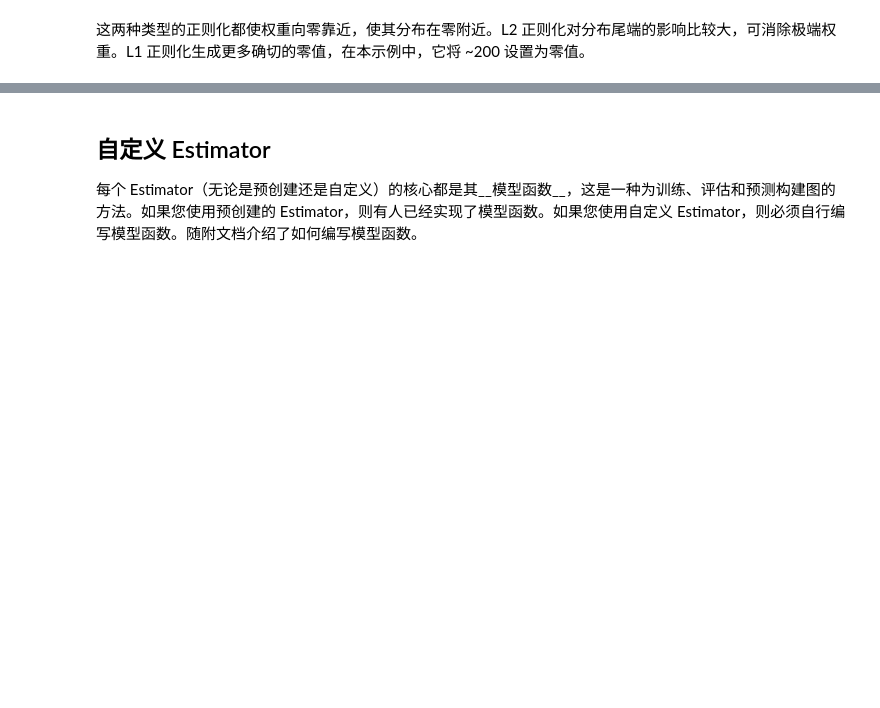
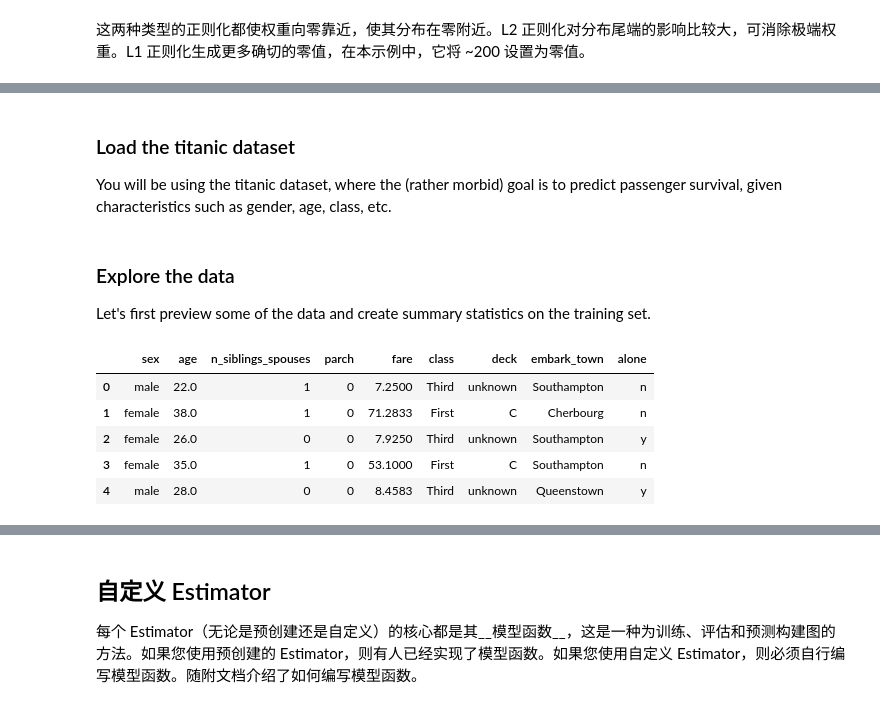
Before and after one commit to mayi140611/mayiexamples, a Jupyter notebook: tensorflow/TensorFlow 指南.ipynb, the cells around one changed output, grey strips where cells are left out. Drawn from its saved outputs; the diff is of its cells as text; code cells hidden in the pictures; blank space fills up the shorter version.

```diff
--- a/tensorflow/TensorFlow 指南.ipynb
+++ b/tensorflow/TensorFlow 指南.ipynb
@@ -929,0 +960,3 @@ _=plt.ylim([0,500])
+# %% [markdown]
+### Load the titanic dataset
+You will be using the titanic dataset, where the (rather morbid) goal is to predict passenger survival, given characteristics such as gender, age, class, etc.
@@ -929,0 +972,18 @@ _=plt.ylim([0,500])
+# %%
+# Load dataset.
+dftrain = pd.read_csv('https://storage.googleapis.com/tfbt/titanic_train.csv')
+dfeval = pd.read_csv('https://storage.googleapis.com/tfbt/titanic_eval.csv')
+y_train = dftrain.pop('survived')
+y_eval = dfeval.pop('survived')
+# %% [markdown]
+### Explore the data
+Let's first preview some of the data and create summary statistics on the training set.
+# %%
+dftrain.head()
+# %% [output]
+|  | sex | age | n_siblings_spouses | parch | fare | class | deck | embark_town | alone |
+| 0 | male | 22.0 | 1 | 0 | 7.2500 | Third | unknown | Southampton | n |
+| 1 | female | 38.0 | 1 | 0 | 71.2833 | First | C | Cherbourg | n |
+| 2 | female | 26.0 | 0 | 0 | 7.9250 | Third | unknown | Southampton | y |
+| 3 | female | 35.0 | 1 | 0 | 53.1000 | First | C | Southampton | n |
+| 4 | male | 28.0 | 0 | 0 | 8.4583 | Third | unknown | Queenstown | y |
```
Also changed, not shown: parts of 12 cells of this notebook, 1 other file.
